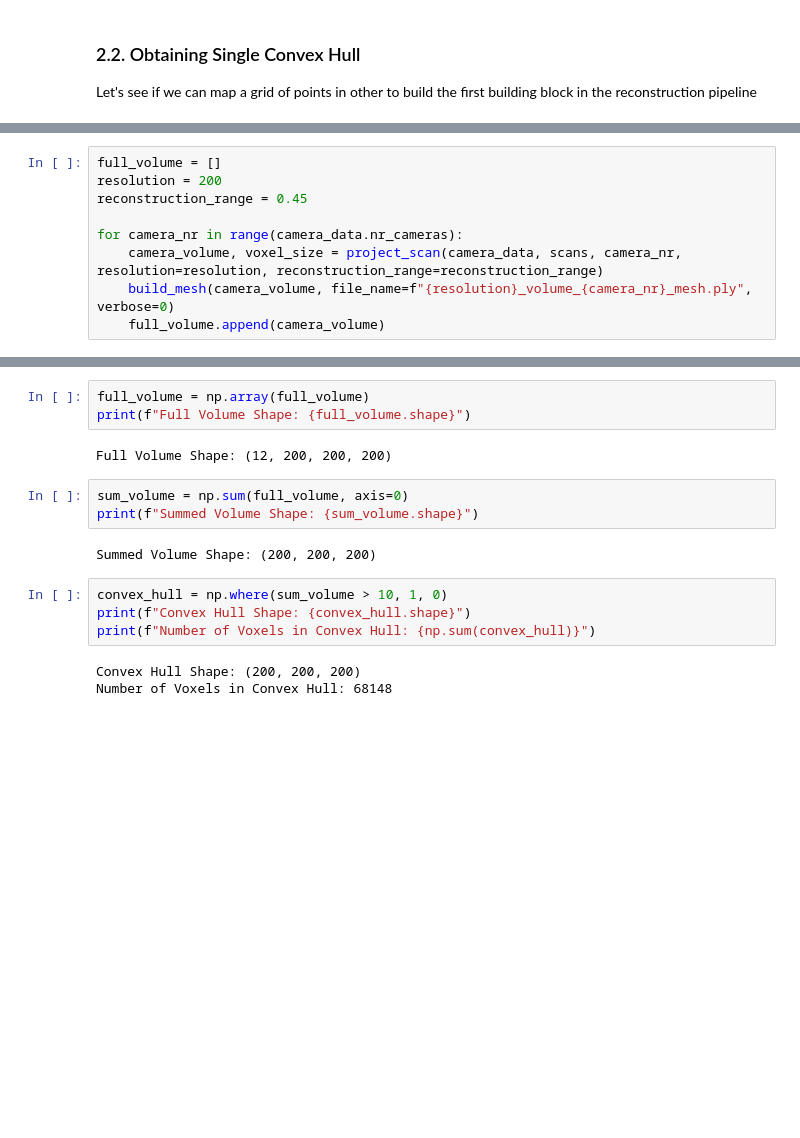
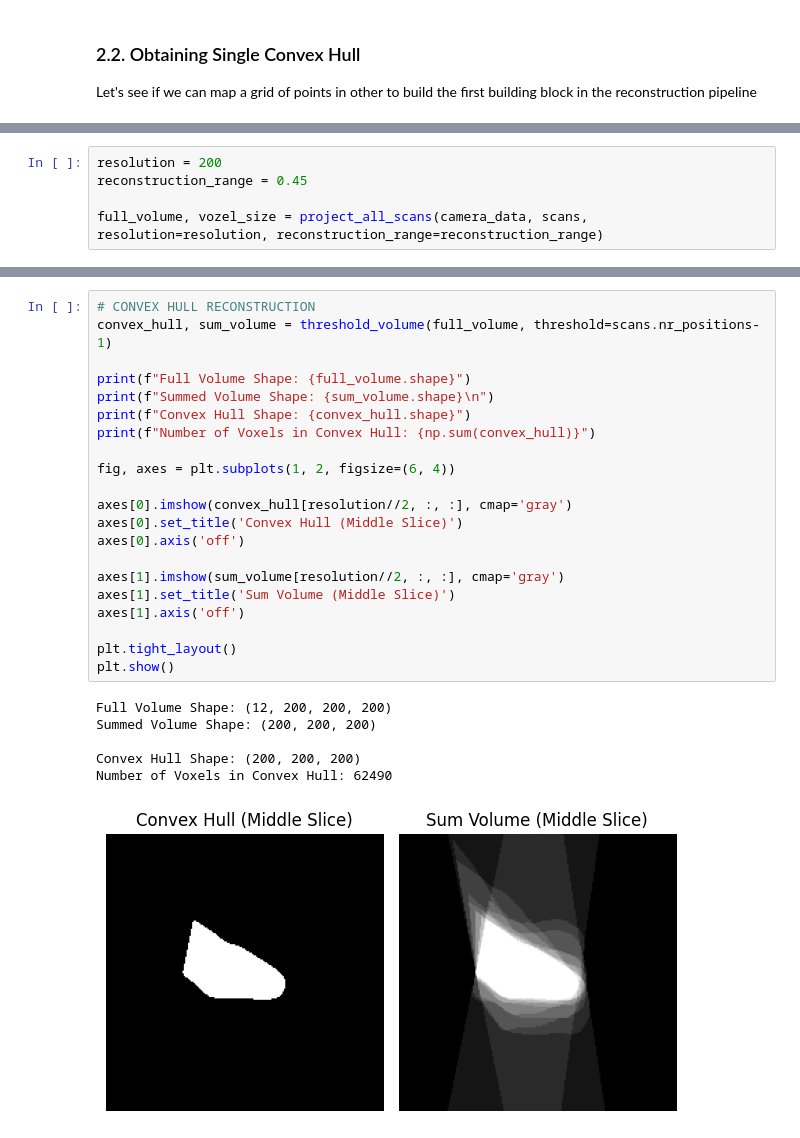
Before and after one commit to GuilhermeCosta-Ferreira/ARM-SOFT-Scanning, a Jupyter notebook: 3d_reconstruction/reconstruction_nb.ipynb, the cells around one changed output, grey strips where cells are left out. Drawn from its saved outputs; the diff is of its cells as text; blank space fills up the shorter version.

```diff
--- a/3d_reconstruction/reconstruction_nb.ipynb
+++ b/3d_reconstruction/reconstruction_nb.ipynb
@@ -202,9 +118,5 @@ plt.colorbar()
 # %%
-full_volume = []
 resolution = 200
 reconstruction_range = 0.45
 
-for camera_nr in range(camera_data.nr_cameras):
-    camera_volume, voxel_size = project_scan(camera_data, scans, camera_nr, resolution=resolution, reconstruction_range=reconstruction_range)
-    build_mesh(camera_volume, file_name=f"{resolution}_volume_{camera_nr}_mesh.ply", verbose=0)
-    full_volume.append(camera_volume)
+full_volume, vozel_size = project_all_scans(camera_data, scans, resolution=resolution, reconstruction_range=reconstruction_range)
@@ -211,17 +151,28 @@ for camera_nr in range(camera_data.nr_cameras):
 # %%
-full_volume = np.array(full_volume)
+# CONVEX HULL RECONSTRUCTION
+convex_hull, sum_volume = threshold_volume(full_volume, threshold=scans.nr_positions-1)
+
 print(f"Full Volume Shape: {full_volume.shape}")
+print(f"Summed Volume Shape: {sum_volume.shape}\n")
+print(f"Convex Hull Shape: {convex_hull.shape}")
+print(f"Number of Voxels in Convex Hull: {np.sum(convex_hull)}")
+
+fig, axes = plt.subplots(1, 2, figsize=(6, 4))
+
+axes[0].imshow(convex_hull[resolution//2, :, :], cmap='gray')
+axes[0].set_title('Convex Hull (Middle Slice)')
+axes[0].axis('off')
+
+axes[1].imshow(sum_volume[resolution//2, :, :], cmap='gray')
+axes[1].set_title('Sum Volume (Middle Slice)')
+axes[1].axis('off')
+
+plt.tight_layout()
+plt.show()
 # %% [output]
 Full Volume Shape: (12, 200, 200, 200)
+Summed Volume Shape: (200, 200, 200)
+
+Convex Hull Shape: (200, 200, 200)
+Number of Voxels in Convex Hull: 62490
+[figure, added]
-# %%
-sum_volume = np.sum(full_volume, axis=0)
-print(f"Summed Volume Shape: {sum_volume.shape}")
-# %% [output]
-Summed Volume Shape: (200, 200, 200)
-# %%
-convex_hull = np.where(sum_volume > 10, 1, 0)
-print(f"Convex Hull Shape: {convex_hull.shape}")
-print(f"Number of Voxels in Convex Hull: {np.sum(convex_hull)}")
-# %% [output]
-Convex Hull Shape: (200, 200, 200)
-Number of Voxels in Convex Hull: 68148
```
Also changed, not shown: parts of 29 cells of this notebook, 19 other files.
